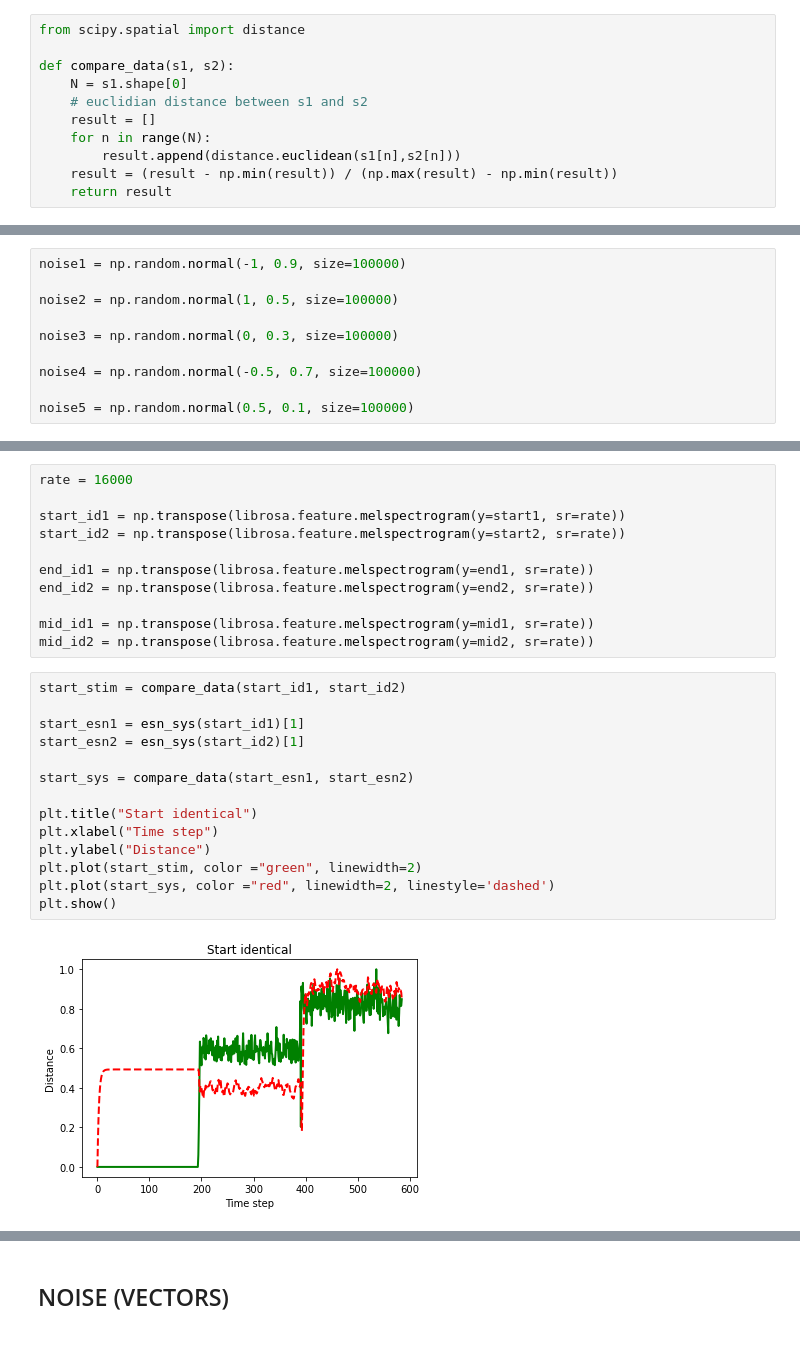
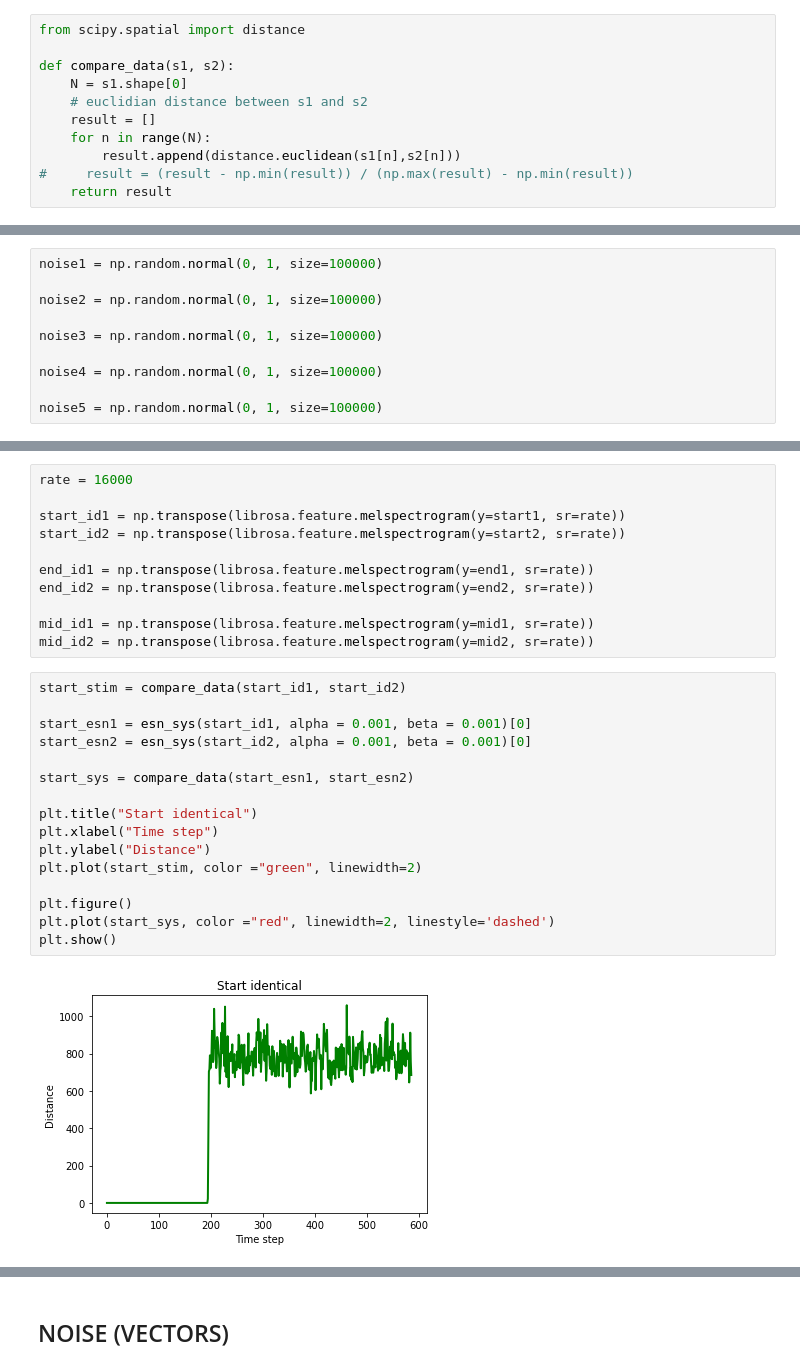
Before and after one commit to n-ika/esn, a Jupyter notebook: ESN_nika.ipynb, the cells around one changed output, grey strips where cells are left out. Cells and saved outputs as stored; diff of their text form.

```diff
--- a/ESN_nika.ipynb
+++ b/ESN_nika.ipynb
@@ -83,7 +83,7 @@ def compare_data(s1, s2):
     result = []
     for n in range(N):
         result.append(distance.euclidean(s1[n],s2[n]))
-    result = (result - np.min(result)) / (np.max(result) - np.min(result))
+#     result = (result - np.min(result)) / (np.max(result) - np.min(result))
     return result
 # %% [markdown]
 ## TESTS
@@ -216,15 +208,15 @@ ax.set(title='Mel-frequency spectrogram')
 [Text(0.5, 1.0, 'Mel-frequency spectrogram')]
 [figure]
 # %%
-noise1 = np.random.normal(-1, 0.9, size=100000)
+noise1 = np.random.normal(0, 1, size=100000)
 
-noise2 = np.random.normal(1, 0.5, size=100000)
+noise2 = np.random.normal(0, 1, size=100000)
 
-noise3 = np.random.normal(0, 0.3, size=100000)
+noise3 = np.random.normal(0, 1, size=100000)
 
-noise4 = np.random.normal(-0.5, 0.7, size=100000)
+noise4 = np.random.normal(0, 1, size=100000)
 
-noise5 = np.random.normal(0.5, 0.1, size=100000)
+noise5 = np.random.normal(0, 1, size=100000)
 # %%
 start1 = np.concatenate((noise5, noise2, noise3))
 start2 = np.concatenate((noise5, noise4, noise1))
@@ -248,16 +240,18 @@ mid_id2 = np.transpose(librosa.feature.melspectrogram(y=mid2, sr=rate))
 # %%
 start_stim = compare_data(start_id1, start_id2)
 
-start_esn1 = esn_sys(start_id1)[1]
-start_esn2 = esn_sys(start_id2)[1]
+start_esn1 = esn_sys(start_id1, alpha = 0.001, beta = 0.001)[0]
+start_esn2 = esn_sys(start_id2, alpha = 0.001, beta = 0.001)[0]
 
 start_sys = compare_data(start_esn1, start_esn2)
 
 plt.title("Start identical")
 plt.xlabel("Time step")
 plt.ylabel("Distance")
 plt.plot(start_stim, color ="green", linewidth=2)
+
+plt.figure()
 plt.plot(start_sys, color ="red", linewidth=2, linestyle='dashed')
 plt.show()
 # %% [output]
-[figure, old version]
+[figure, new version]
```
Also changed, not shown: parts of 25 cells of this notebook.
